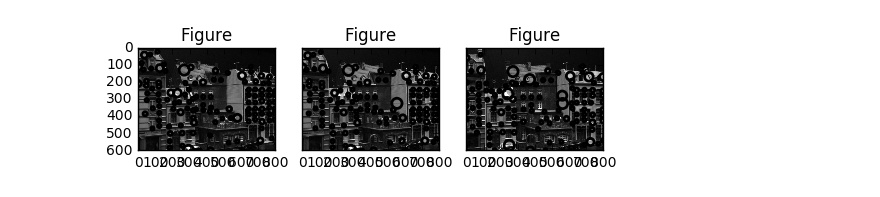
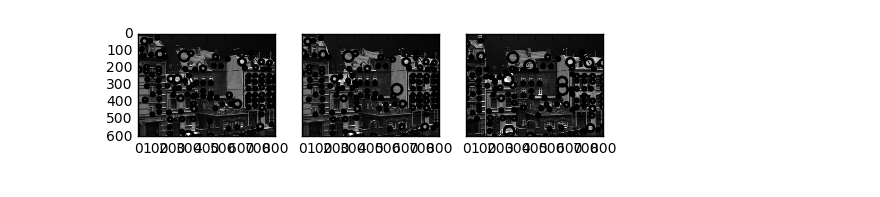
Before and after one commit to Jegp/vip, a Jupyter notebook: assignment2/assignment02.ipynb, the cells around one changed output. Drawn from its saved outputs; the diff is of its cells as text; code cells hidden in the pictures.

```diff
--- a/assignment2/assignment02.ipynb
+++ b/assignment2/assignment02.ipynb
@@ -22,18 +22,19 @@ img3 = rgb2gray(img3)
 # %%
 fig,axes = plt.subplots(1, 3, sharex=True, sharey=True, subplot_kw={'adjustable':'box-forced'})
 axes = axes.ravel()
 
-for img in [img1, img2, img3]:
-    log = blob_log(img, threshold=0.1, min_sigma=10, max_sigma=30)
+blobs = [(img, blob_log(img, threshold=0.1, min_sigma=10, max_sigma=30)) for img in [img1, img2, img3]]
+
+for (img, blob) in blobs:
     ax = axes[0]
     axes = axes[1:]
-    ax.set_title("Figure")
+    ax.set_title("")
     ax.imshow(img, interpolation='nearest',cmap='gray')
-    for blob in log:
-        y,x,r = blob
+    for b in blob:
+        y,x,r = b
         c = plt.Circle((x, y), r, linewidth=2, fill=False)
         ax.add_patch(c)
 
 plt.show()
 # %% [output]
-[figure, old version]
+[figure, new version]
```
Also changed, not shown: parts of 4 cells of this notebook.
